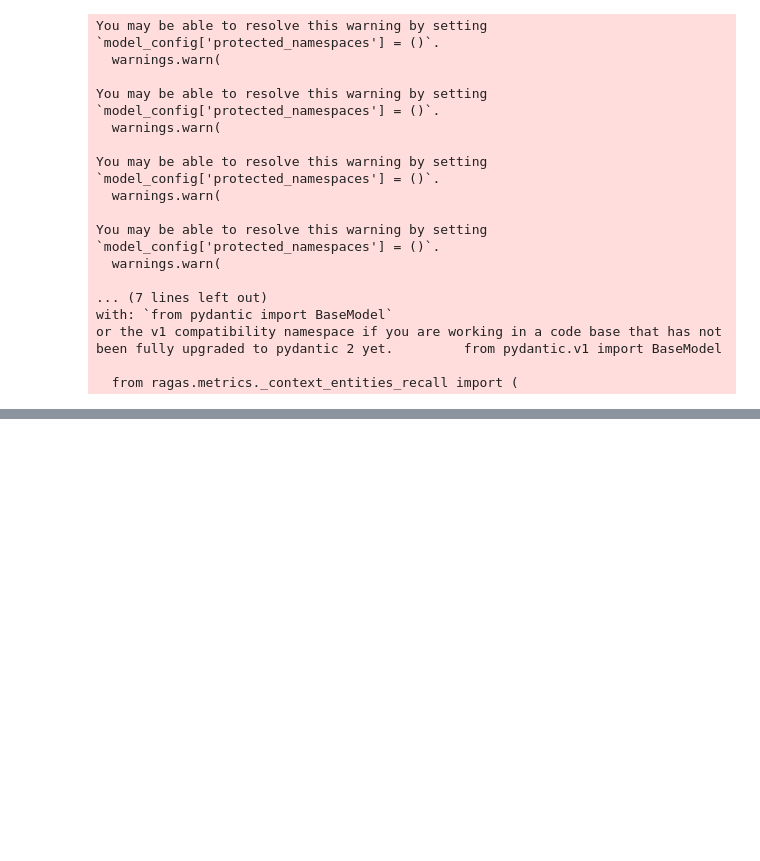
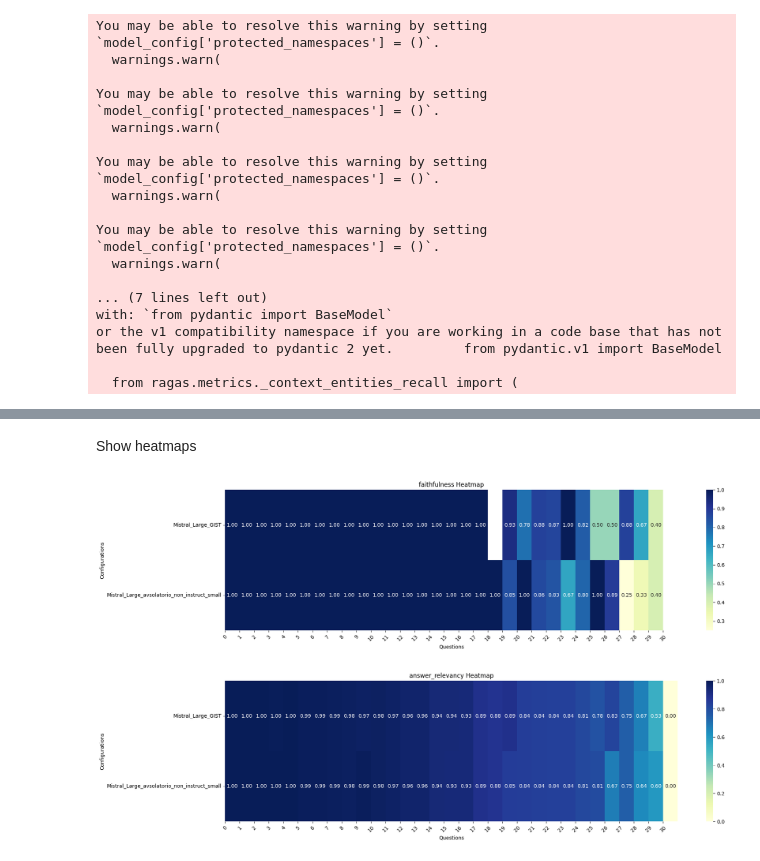
Before and after one commit to SoelMgd/AWS_RAG_Evaluation_Toolkit, a Jupyter notebook: Examples/02_Evaluate_RAG.ipynb, the cells around one changed output, grey strips where cells are left out. Cells and saved outputs as stored; diff of their text form; code cells hidden in the pictures; blank space fills up the shorter version.

```diff
--- a/Examples/02_Evaluate_RAG.ipynb
+++ b/Examples/02_Evaluate_RAG.ipynb
@@ -84,3 +134,2 @@ Results and testset successfully saved to Results/Claude2X_BGE_small.json
 # %%
-analyzer = ResultsAnalyzer(['Results/Claude2X_BGE_small.json'])
-analyzer.show_heatmap('faithfulness')
+analyzer = ResultsAnalyzer(['Results/Mistral_Large_GIST.json', 'Results/Mistral_Large_avsolatorio_non_instruct_small.json'])
@@ -96,0 +155,8 @@ Average context_recall: 0.58
+# %% [markdown]
+Show heatmaps
+# %%
+analyzer.show_heatmap(metric='faithfulness')
+analyzer.show_heatmap(metric='answer_relevancy')
+# %% [output]
+[figure, added]
+[figure, added]
```
Also changed, not shown: parts of 20 cells of this notebook, 5 other files.
